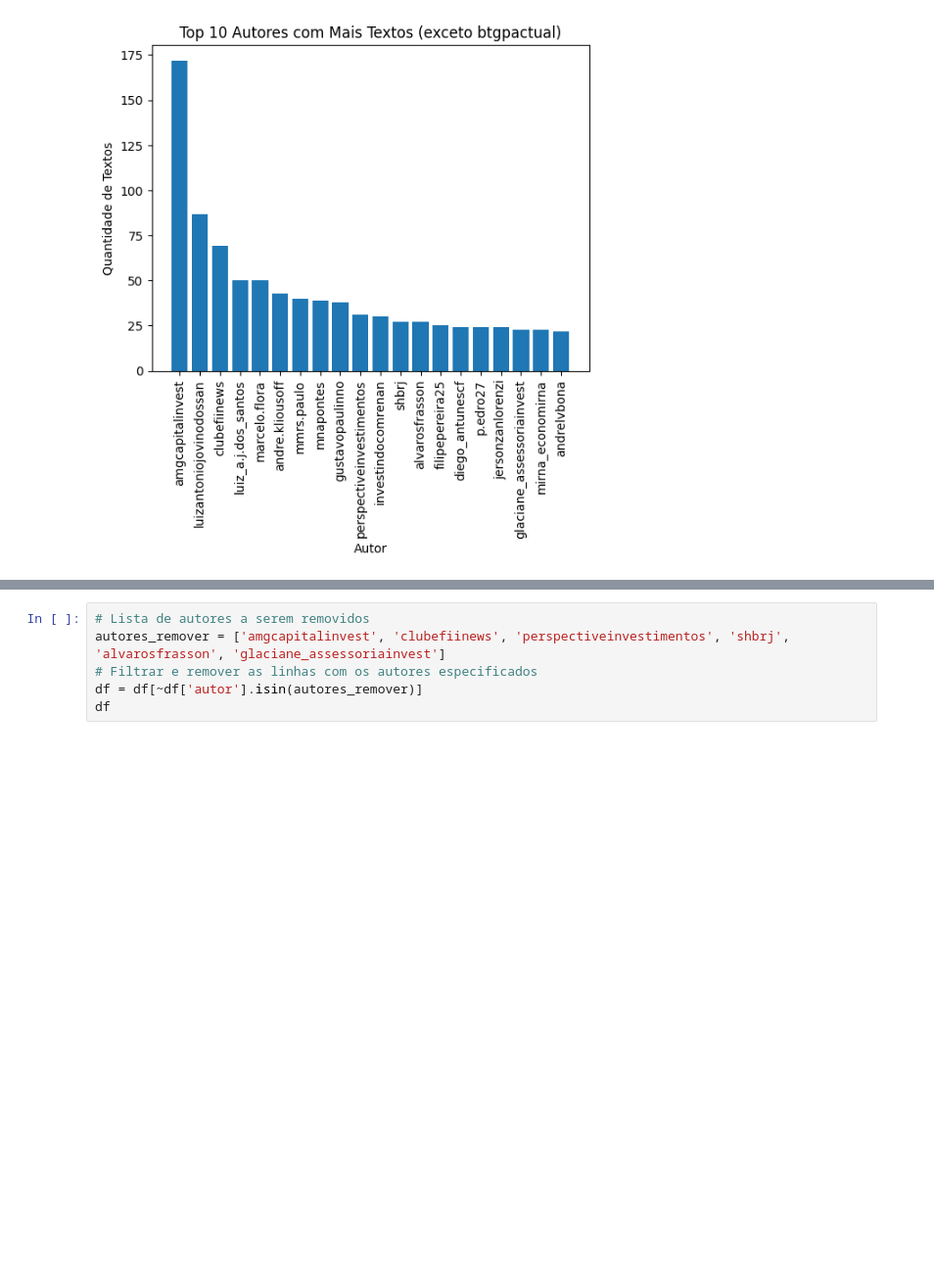
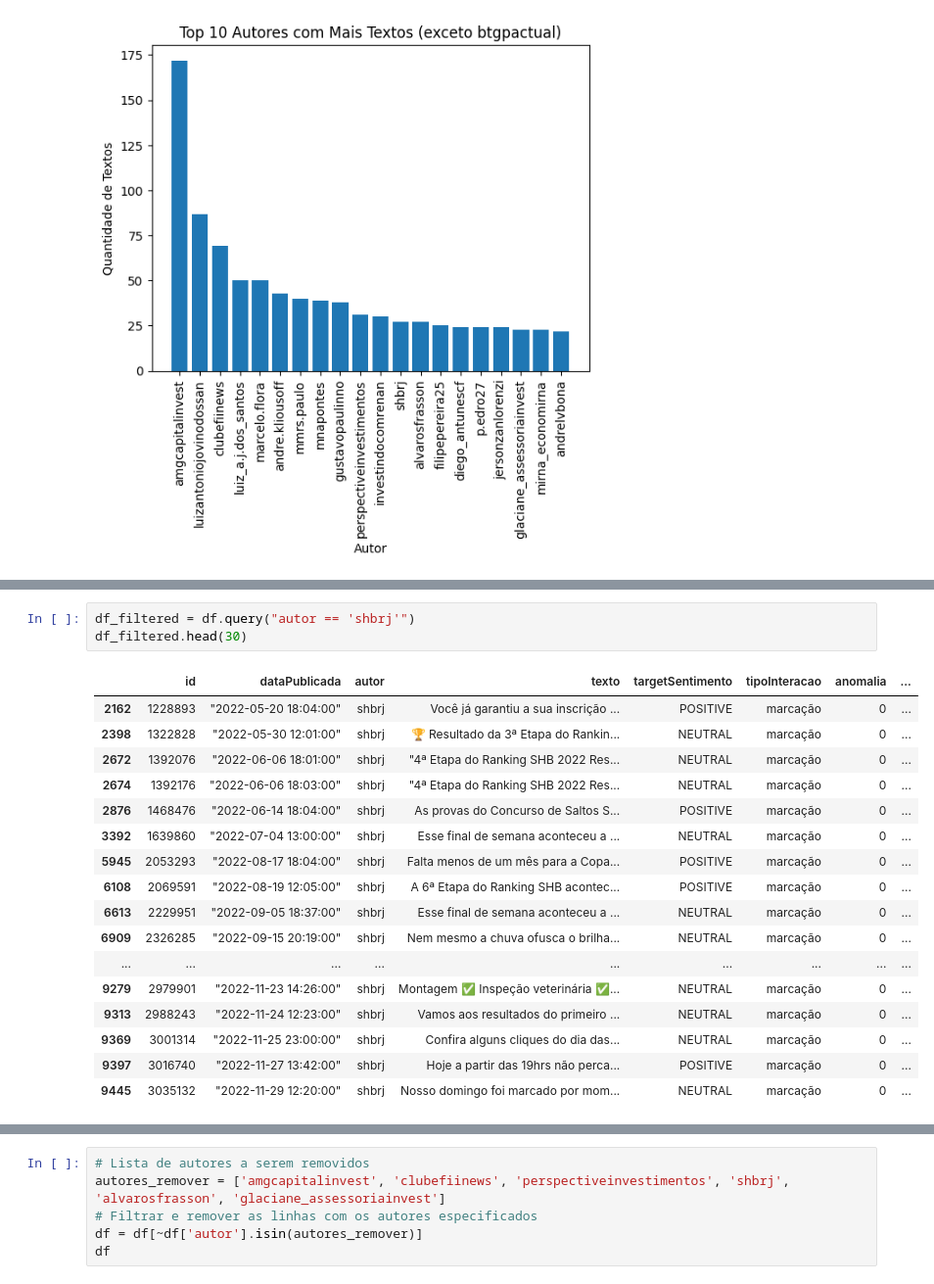
Before and after one commit to 2023M6T4-Inteli/Projeto01, a Jupyter notebook: src/notebook/ModeloPLN_grupo1_sprint5.ipynb, the cells around one changed output, grey strips where cells are left out. Shown: that part at 98% size. Drawn from its saved outputs; the diff is of its cells as text; blank space fills up the shorter version.

```diff
--- a/src/notebook/ModeloPLN_grupo1_sprint5.ipynb
+++ b/src/notebook/ModeloPLN_grupo1_sprint5.ipynb
@@ -271,0 +298,21 @@ df_filtered = df.query("autor == 'glaciane_assessoriainvest'")
+# %%
+df_filtered = df.query("autor == 'shbrj'")
+df_filtered.head(30)
+# %% [output]
+|  | id | dataPublicada | autor | texto | targetSentimento | tipoInteracao | anomalia | ... |
+| 2162 | 1228893 | "2022-05-20 18:04:00" | shbrj | Você já garantiu a sua inscrição ... | POSITIVE | marcação | 0 | ... |
+| 2398 | 1322828 | "2022-05-30 12:01:00" | shbrj | 🏆 Resultado da 3ª Etapa do Rankin... | NEUTRAL | marcação | 0 | ... |
+| 2672 | 1392076 | "2022-06-06 18:01:00" | shbrj | "4ª Etapa do Ranking SHB 2022 Res... | NEUTRAL | marcação | 0 | ... |
+| 2674 | 1392176 | "2022-06-06 18:03:00" | shbrj | "4ª Etapa do Ranking SHB 2022 Res... | NEUTRAL | marcação | 0 | ... |
+| 2876 | 1468476 | "2022-06-14 18:04:00" | shbrj | As provas do Concurso de Saltos S... | POSITIVE | marcação | 0 | ... |
+| 3392 | 1639860 | "2022-07-04 13:00:00" | shbrj | Esse final de semana aconteceu a ... | NEUTRAL | marcação | 0 | ... |
+| 5945 | 2053293 | "2022-08-17 18:04:00" | shbrj | Falta menos de um mês para a Copa... | POSITIVE | marcação | 0 | ... |
+| 6108 | 2069591 | "2022-08-19 12:05:00" | shbrj | A 6ª Etapa do Ranking SHB acontec... | POSITIVE | marcação | 0 | ... |
+| 6613 | 2229951 | "2022-09-05 18:37:00" | shbrj | Esse final de semana aconteceu a ... | NEUTRAL | marcação | 0 | ... |
+| 6909 | 2326285 | "2022-09-15 20:19:00" | shbrj | Nem mesmo a chuva ofusca o brilha... | NEUTRAL | marcação | 0 | ... |
+| ... | ... | ... | ... | ... | ... | ... | ... | ... |
+| 9279 | 2979901 | "2022-11-23 14:26:00" | shbrj | Montagem ✅ Inspeção veterinária ✅... | NEUTRAL | marcação | 0 | ... |
+| 9313 | 2988243 | "2022-11-24 12:23:00" | shbrj | Vamos aos resultados do primeiro ... | NEUTRAL | marcação | 0 | ... |
+| 9369 | 3001314 | "2022-11-25 23:00:00" | shbrj | Confira alguns cliques do dia das... | NEUTRAL | marcação | 0 | ... |
+| 9397 | 3016740 | "2022-11-27 13:42:00" | shbrj | Hoje a partir das 19hrs não perca... | POSITIVE | marcação | 0 | ... |
+| 9445 | 3035132 | "2022-11-29 12:20:00" | shbrj | Nosso domingo foi marcado por mom... | NEUTRAL | marcação | 0 | ... |
```
Also changed, not shown: parts of 6 cells of this notebook, 27 other files.
